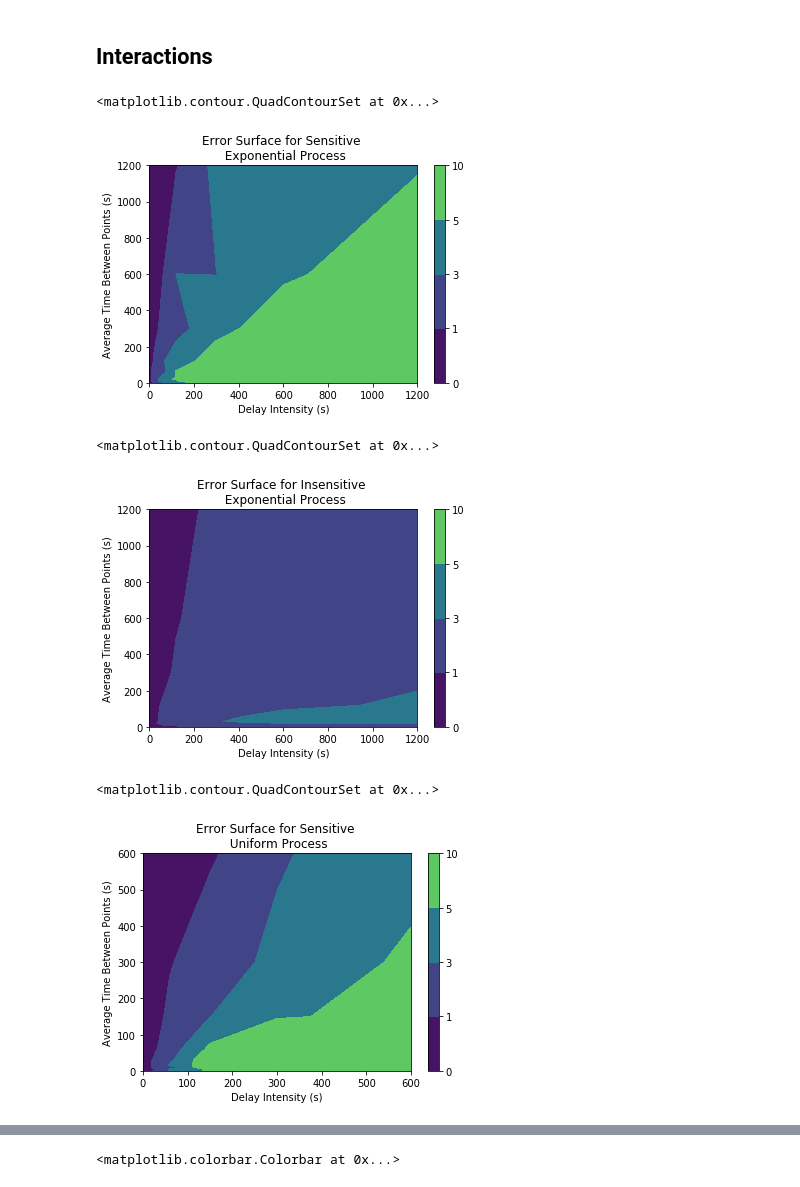
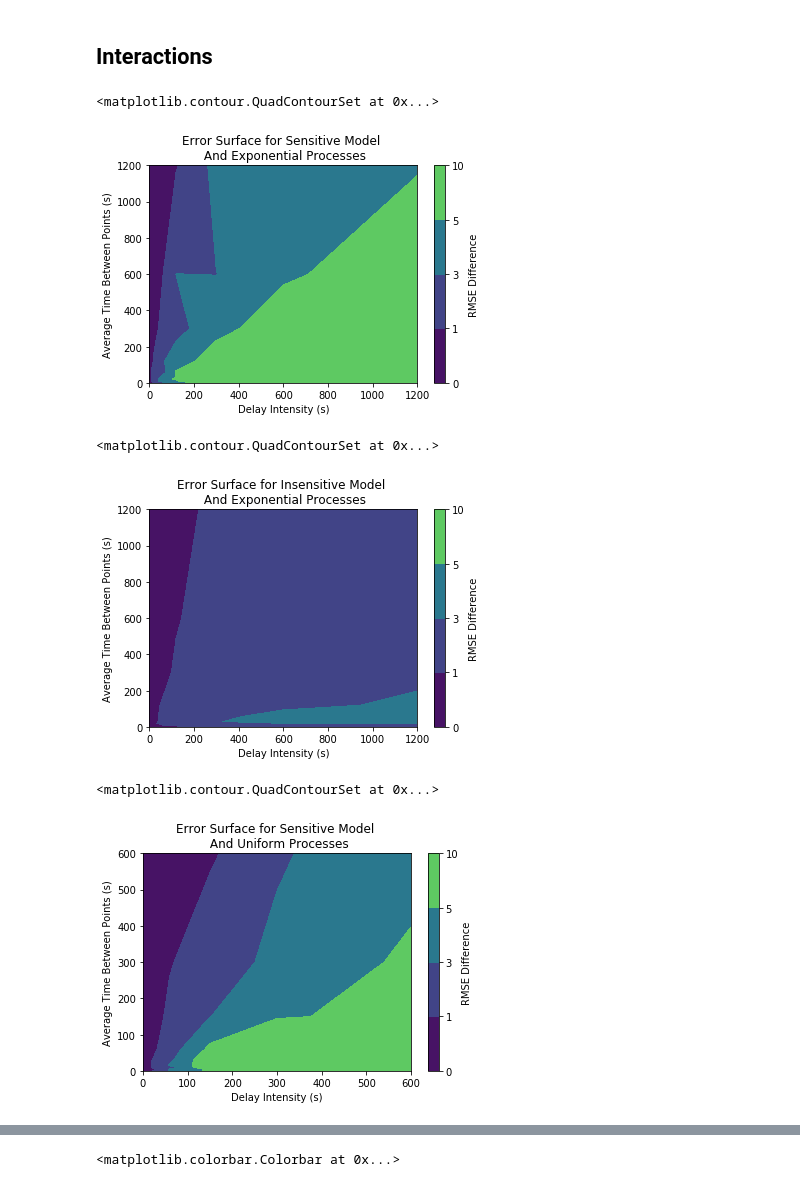
Before and after one commit to Paxanator/stateful-simulator, a Jupyter notebook: experiments/Scratch pad.ipynb, the cells around one changed output, grey strips where cells are left out. Saved outputs shown, nothing was run; the diff lists cells and outputs as text; code cells hidden in the pictures.

Commit message:
Finalized plots

```diff
--- a/experiments/Scratch pad.ipynb
+++ b/experiments/Scratch pad.ipynb
@@ -90,31 +90,31 @@ def make_contour_plot(df,levels,title):
     mesh.ax.set_xlabel("Delay Intensity (s)")
     mesh.ax.set_ylabel("Average Time Between Points (s)")
     mesh.ax.set_title(title)
-    plt.colorbar(mesh)
+    plt.colorbar(mesh,label="RMSE Difference")
     return mesh
 # %%
 interactions = pd.read_csv(make_path("interaction.csv"))
 make_contour_plot(interactions[interactions["sensitive"] == True],
                   levels=[0,1,3,5,10],
-                  title = "Error Surface for Sensitive \n Exponential Process")
+                  title = "Error Surface for Sensitive Model \n And Exponential Processes")
 # %% [output]
 <matplotlib.contour.QuadContourSet at 0x...>
-[figure, old version]
+[figure, new version]
 # %%
 make_contour_plot(interactions[interactions["sensitive"] == False],
                   levels=[0,1,3,5,10],
-                  title = "Error Surface for Insensitive \n Exponential Process")
+                  title = "Error Surface for Insensitive Model \n And Exponential Processes")
 # %% [output]
 <matplotlib.contour.QuadContourSet at 0x...>
-[figure, old version]
+[figure, new version]
 # %%
 interaction_uniform = pd.read_csv(make_path("interaction_uniform.csv"))
 make_contour_plot(interaction_uniform[interaction_uniform["sensitive"] == True],
                   levels=[0,1,3,5,10],
-                  title = "Error Surface for Sensitive \n Uniform Process")
+                  title = "Error Surface for Sensitive Model \n And Uniform Processes")
 # %% [output]
 <matplotlib.contour.QuadContourSet at 0x...>
-[figure, old version]
+[figure, new version]
 # %%
 make_contour_plot(interaction_uniform[interaction_uniform["sensitive"] == False],
                   levels=[0,1,3,5,10],
```
Also changed, not shown: parts of 2 cells of this notebook.
